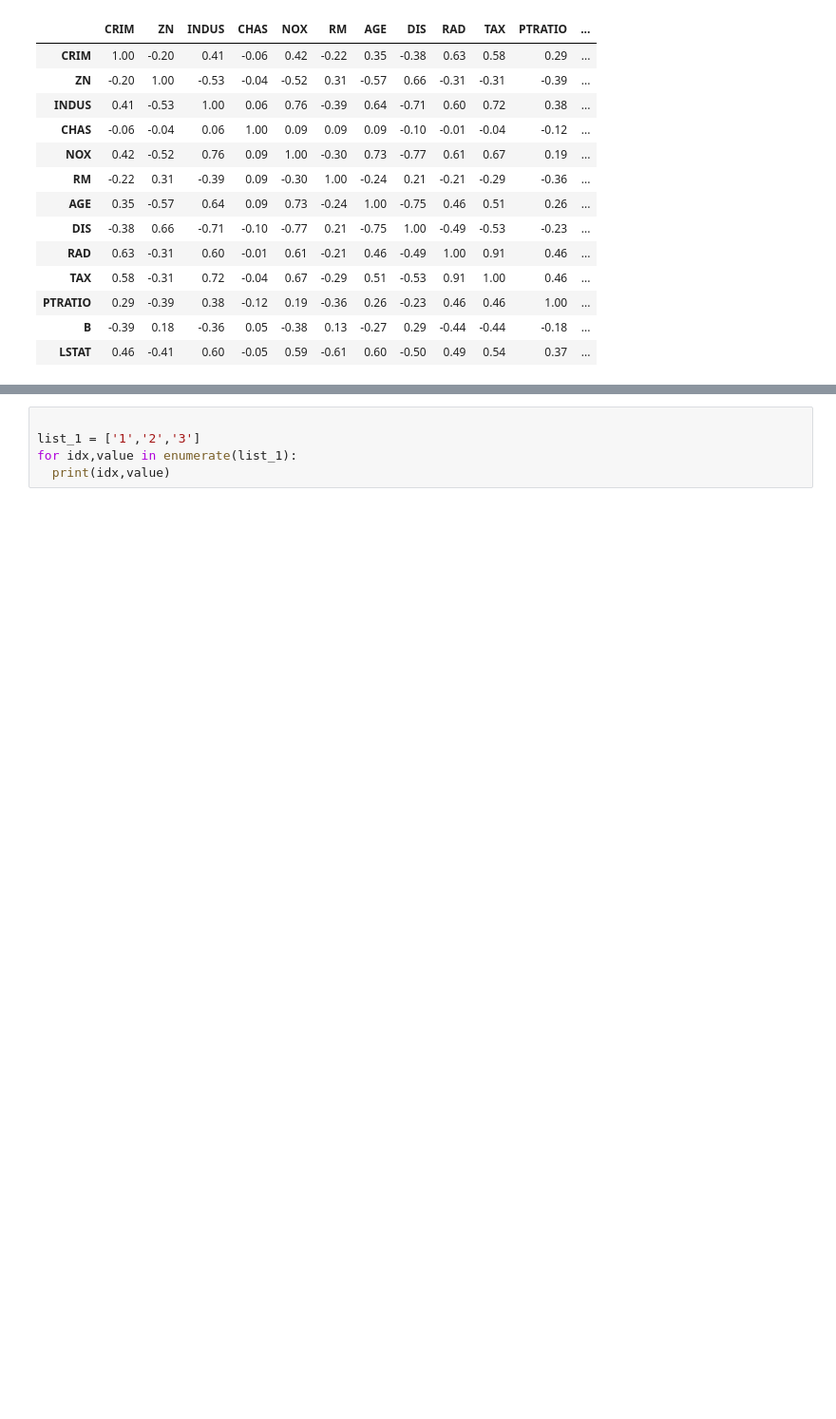
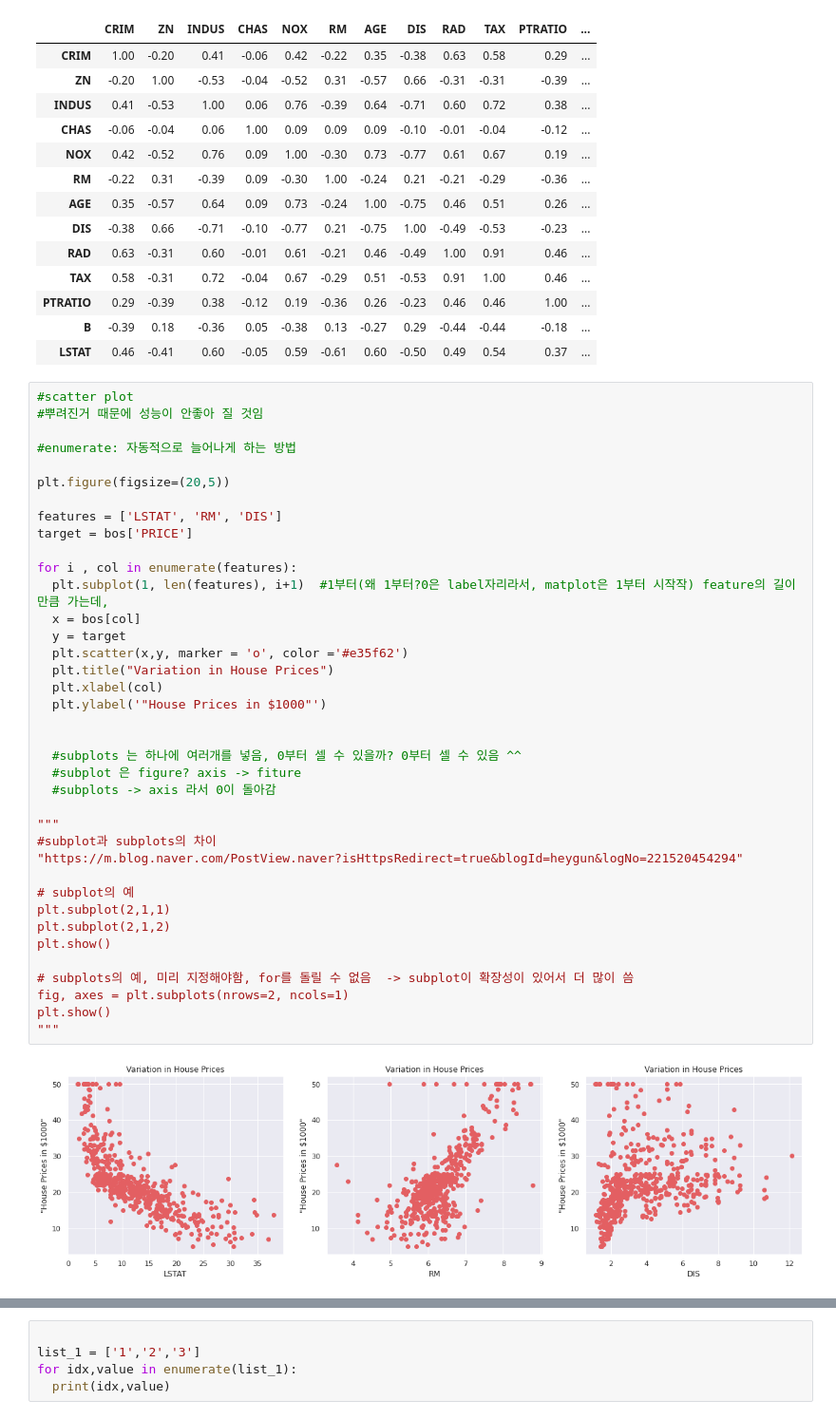
Before and after one commit to heejjj/Health_Bio_AI, a Jupyter notebook: ML_scikit_learn_0320_Stochastic_grdient_descent.ipynb, the cells around one changed output, grey strips where cells are left out. Shown at 95% size. Drawn from its saved outputs; the diff is of its cells as text; blank space fills up the shorter version.

```diff
--- a/ML_scikit_learn_0320_Stochastic_grdient_descent.ipynb
+++ b/ML_scikit_learn_0320_Stochastic_grdient_descent.ipynb
@@ -752,3 +754,43 @@ correlation_matrix
 | PTRATIO | 0.29 | -0.39 | 0.38 | -0.12 | 0.19 | -0.36 | 0.26 | -0.23 | 0.46 | 0.46 | 1.00 | ... |
 | B | -0.39 | 0.18 | -0.36 | 0.05 | -0.38 | 0.13 | -0.27 | 0.29 | -0.44 | -0.44 | -0.18 | ... |
 | LSTAT | 0.46 | -0.41 | 0.60 | -0.05 | 0.59 | -0.61 | 0.60 | -0.50 | 0.49 | 0.54 | 0.37 | ... |
+# %%
+#scatter plot
+#뿌려진거 때문에 성능이 안좋아 질 것임
+
+#enumerate: 자동적으로 늘어나게 하는 방법
+
+plt.figure(figsize=(20,5))
+
+features = ['LSTAT', 'RM', 'DIS']
+target = bos['PRICE']
+
+for i , col in enumerate(features):
+  plt.subplot(1, len(features), i+1)  #1부터(왜 1부터?0은 label자리라서, matplot은 1부터 시작작) feature의 길이만큼 가는데,
+  x = bos[col]
+  y = target
+  plt.scatter(x,y, marker = 'o', color ='#e35f62')
+  plt.title("Variation in House Prices")
+  plt.xlabel(col)
+  plt.ylabel('"House Prices in $1000"')
+
+
+  #subplots 는 하나에 여러개를 넣음, 0부터 셀 수 있을까? 0부터 셀 수 있음 ^^
+  #subplot 은 figure? axis -> fiture
+  #subplots -> axis 라서 0이 돌아감
+
+"""
+#subplot과 subplots의 차이
+"https://m.blog.naver.com/PostView.naver?isHttpsRedirect=true&blogId=heygun&logNo=221520454294"
+
+# subplot의 예
+plt.subplot(2,1,1)
+plt.subplot(2,1,2)
+plt.show()
+
+# subplots의 예, 미리 지정해야함, for를 돌릴 수 없음  -> subplot이 확장성이 있어서 더 많이 씀
+fig, axes = plt.subplots(nrows=2, ncols=1)
+plt.show()
+"""
+# %% [output]
+[figure, added]
```
Also changed, not shown: parts of 40 cells of this notebook.
